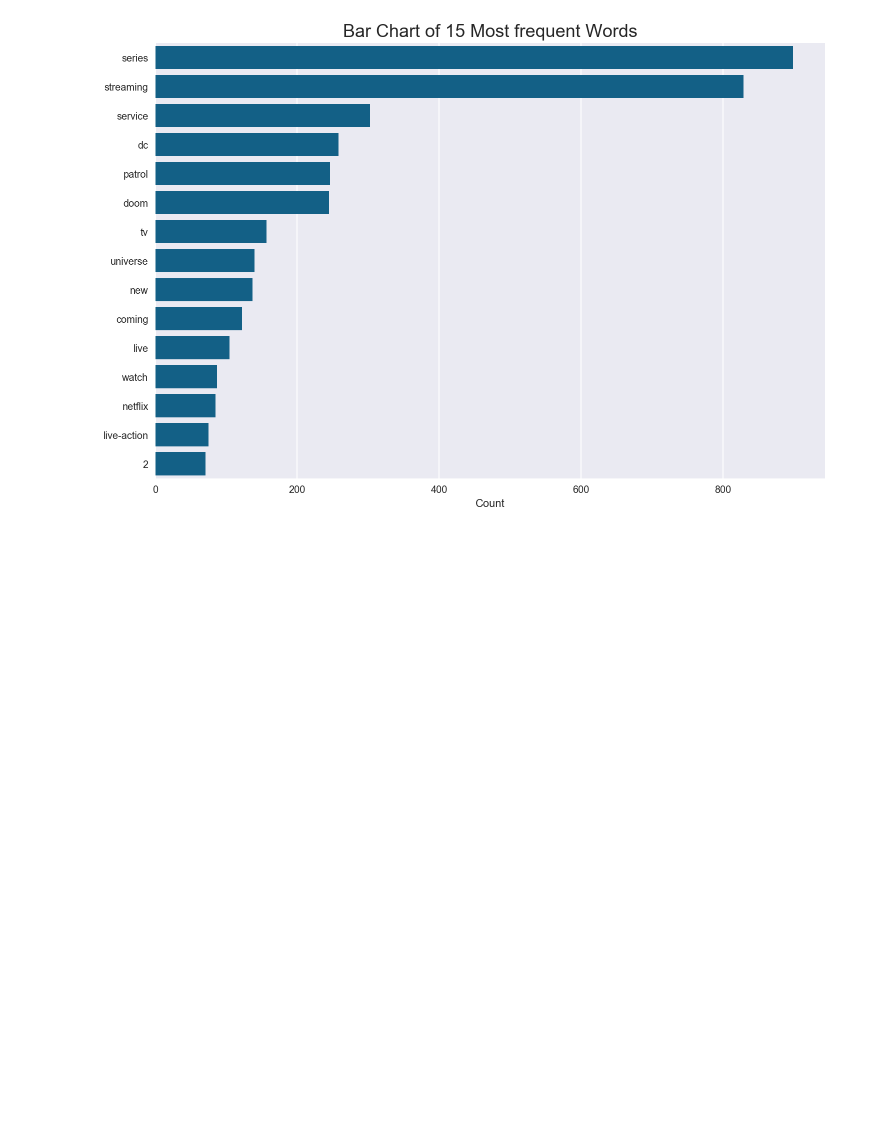
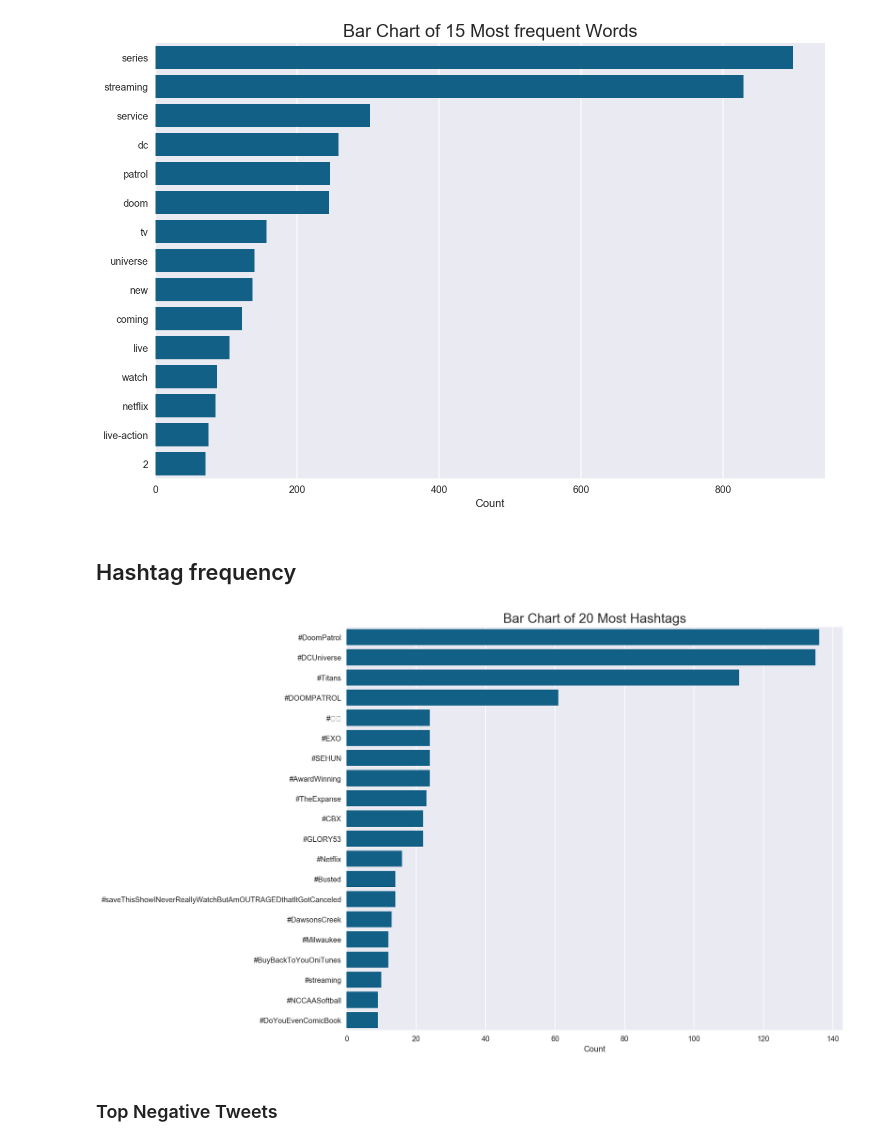
Before and after one commit to Rahulkg007/Media-Broadcasting, a Jupyter notebook: Assignment 2 Notebook.ipynb, the cells around one changed output. Cells and saved outputs as stored; diff of their text form; code cells hidden in the pictures; blank space fills up the shorter version.

```diff
--- a/Assignment 2 Notebook.ipynb
+++ b/Assignment 2 Notebook.ipynb
@@ -189,3 +188,27 @@ plt.xlabel('Count')
 plt.show()
 # %% [output]
 [figure]
+# %% [markdown]
+## Hashtag frequency
+# %%
+hashtag = []
+for tweet in tweets:
+    if tweet['entities']['hashtags'] != []:
+        for i in tweet['entities']['hashtags']:
+            hashtag.append('#' + i['text'])
+
+freq_counter = Counter()
+freq_counter.update(hashtag)
+freq_df = pd.DataFrame(freq_counter.most_common(20), columns=['word','count'])
+freq_df
+
+plt.rcParams['figure.figsize'] = (12, 10)
+sns.barplot(x='count', y='word', data=freq_df, color='#006699')
+plt.title('Bar Chart of 20 Most Hashtags', fontsize=18)
+plt.ylabel('')
+plt.xlabel('Count')
+plt.show()
+# %% [output]
+[figure, added]
+# %% [markdown]
+### Top Negative Tweets
```
Also changed, not shown: parts of 4 cells of this notebook, 2 other files.
